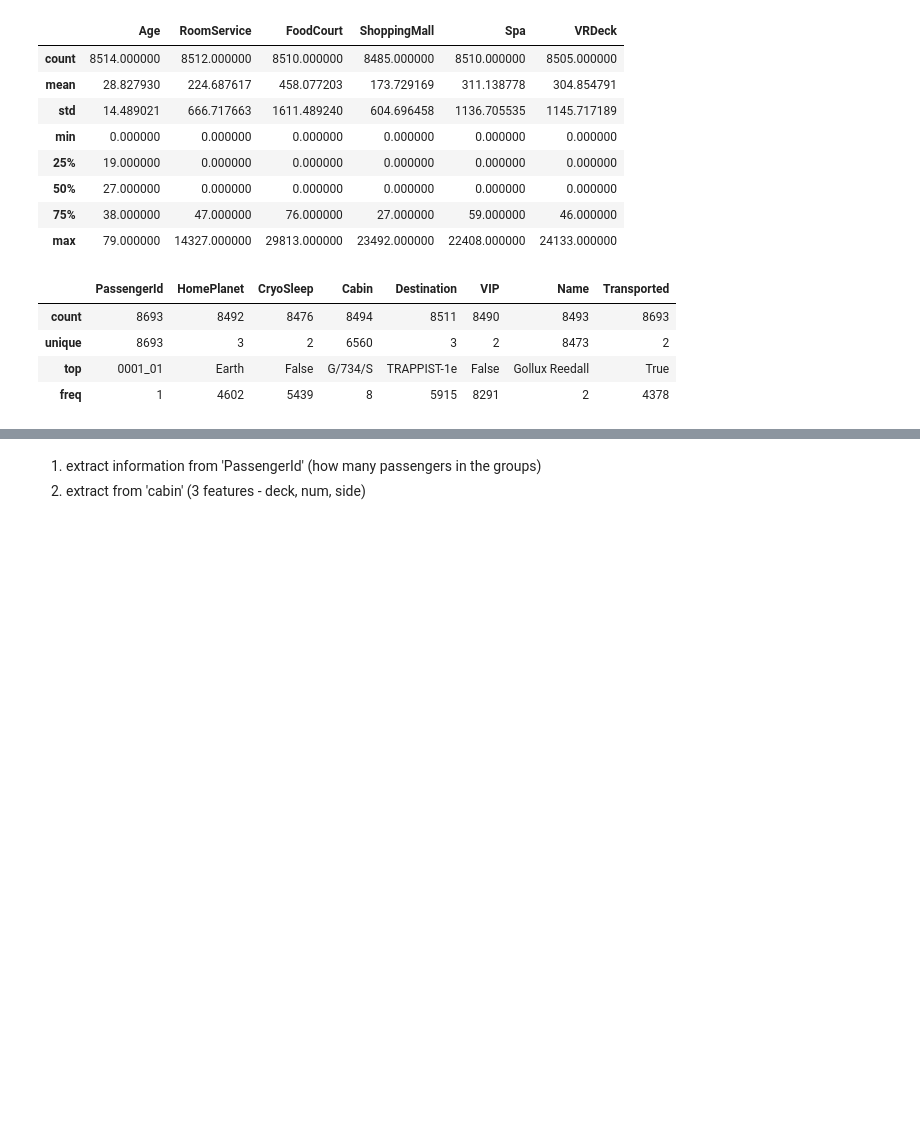
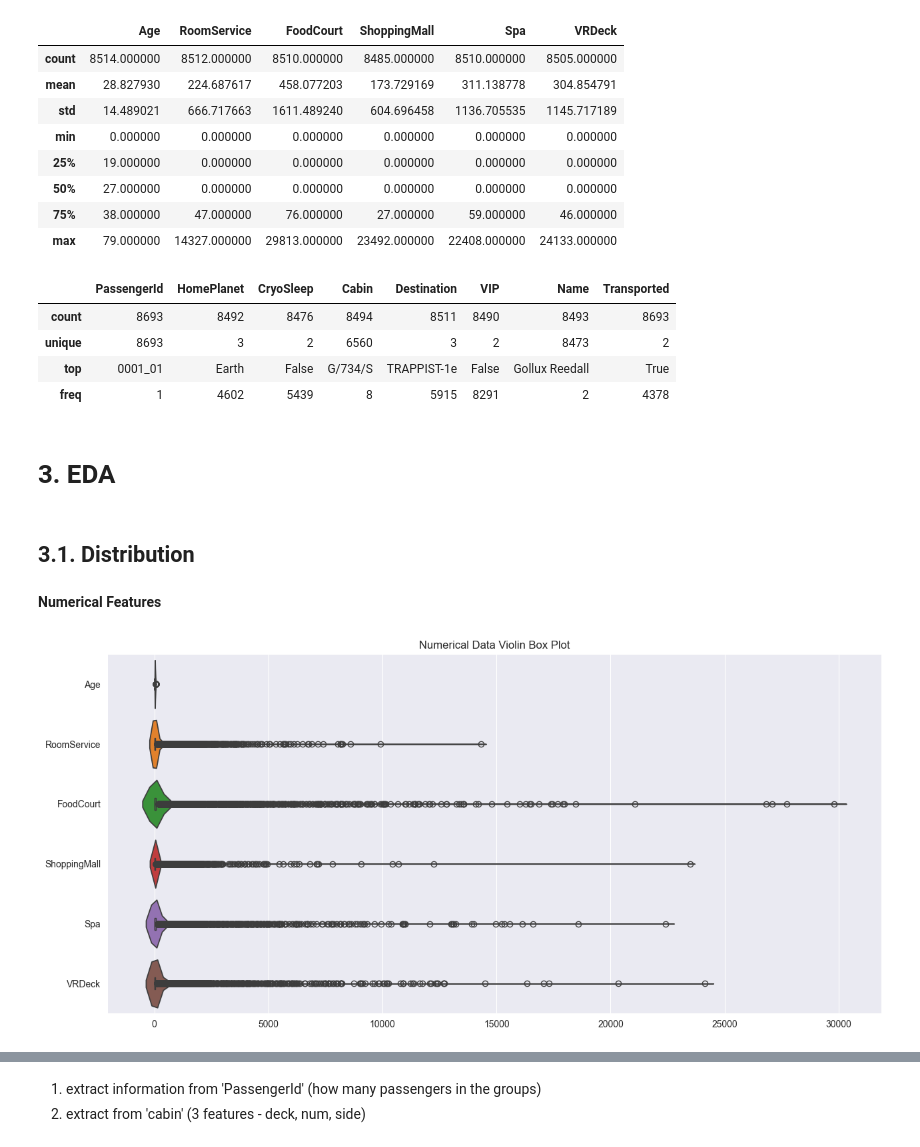
Before and after one commit to CelineChiLamNg/spaceship_prediction, a Jupyter notebook: spaceship_titanic.ipynb, the cells around one changed output, grey strips where cells are left out. Drawn from its saved outputs; the diff is of its cells as text; code cells hidden in the pictures; blank space fills up the shorter version.

Commit message:
distribution

```diff
--- a/spaceship_titanic.ipynb
+++ b/spaceship_titanic.ipynb
@@ -203,3 +204,30 @@ spaceship_train.describe(include=['object', 'bool'])
 | unique | 8693 | 3 | 2 | 6560 | 3 | 2 | 8473 | 2 |
 | top | 0001_01 | Earth | False | G/734/S | TRAPPIST-1e | False | Gollux Reedall | True |
 | freq | 1 | 4602 | 5439 | 8 | 5915 | 8291 | 2 | 4378 |
+# %% [markdown]
+# 3. EDA
+# %% [markdown]
+## 3.1. Distribution
+# %%
+spaceship_eda = spaceship_train.copy()
+
+target_name = 'Transported'
+data, target = (spaceship_eda.drop(columns=[target_name]),
+                spaceship_eda[target_name])
+# %%
+categorical_columns_selector = selector(dtype_exclude='float64')
+numerical_columns_selector = selector(dtype_include='float64')
+
+categorical_columns = categorical_columns_selector(data)
+categorical_columns.remove('PassengerId')
+numerical_columns = numerical_columns_selector(data)
+# %% [markdown]
+**Numerical Features**
+# %%
+plt.figure(figsize=(15,7))
+violin_boxplot(data=data, columns=numerical_columns, title='Numerical Data '
+                                                           'Violin Box '
+                                                           'Plot')
+plt.show()
+# %% [output]
+[figure, added]
```
Also changed, not shown: parts of 7 cells of this notebook.
